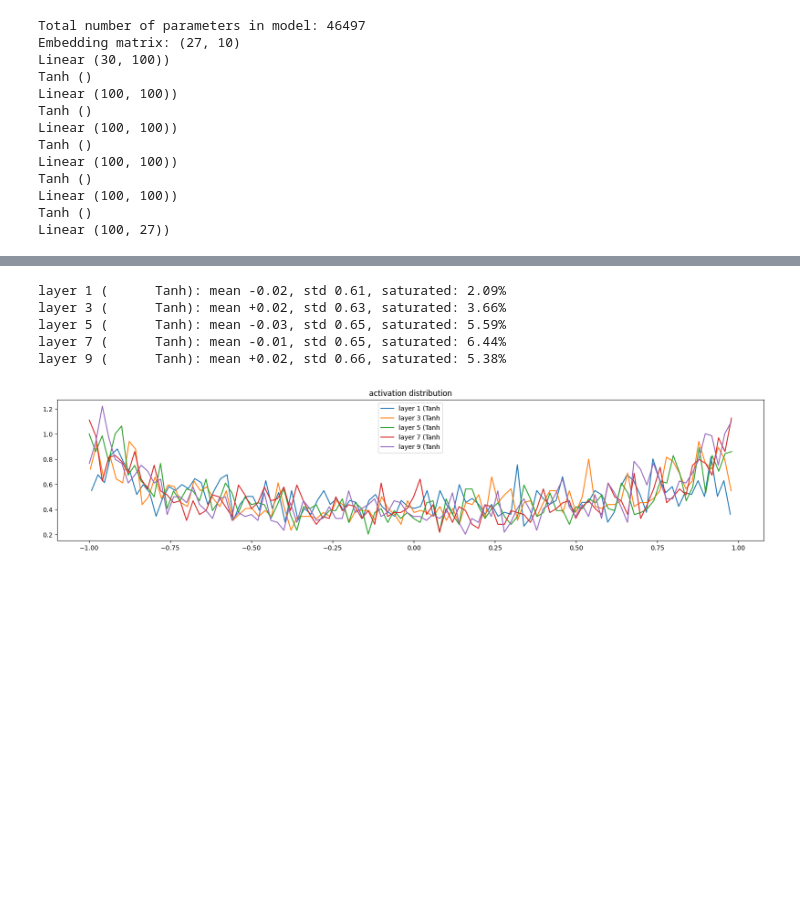
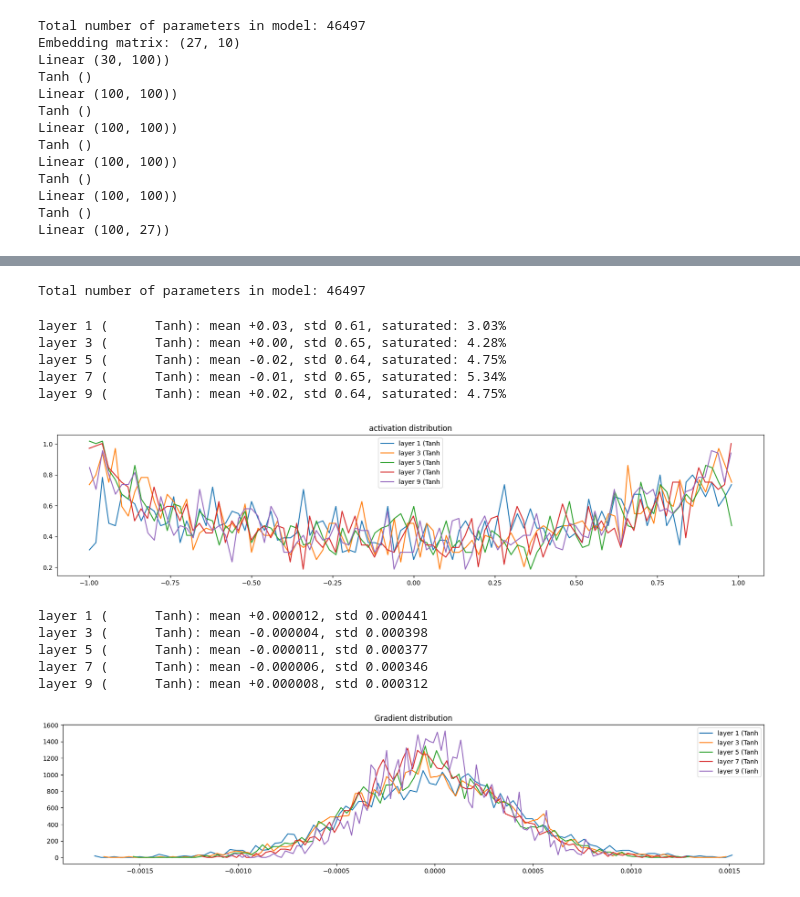
Before and after one commit to kshitijg92/karpathy-zero-to-hero-deep-work, a Jupyter notebook: lesson_4_makemore_batchnorm/makemore_training_diagnostics.ipynb, the cells around one changed output, grey strips where cells are left out. Drawn from its saved outputs; the diff is of its cells as text; code cells hidden in the pictures; blank space fills up the shorter version.

```diff
--- a/lesson_4_makemore_batchnorm/makemore_training_diagnostics.ipynb
+++ b/lesson_4_makemore_batchnorm/makemore_training_diagnostics.ipynb
@@ -531,13 +531,13 @@ def plot_gradient_distribution(layers, layer_to_plot = Tanh):
             t = t.to(device="cpu")
             layer_name = layer.__class__.__name__
 
-            print('layer %d (%10s): mean %+.2f, std %.2f' % (i, layer_name, t.mean(), t.std()))
+            print('layer %d (%10s): mean %+f, std %f' % (i, layer_name, t.mean(), t.std()))
 
             hy, hx = torch.histogram(t, density=True)
             plt.plot(hx[:-1].detach(), hy.detach())
             legends.append(f'layer {i} ({layer_name}')
     plt.legend(legends);
-    plt.title('activation distribution')
+    plt.title('Gradient distribution')
     plt.show()
 # %% [markdown]
 ### Weight gradient distribution
@@ -675,11 +681,23 @@ stepi, lossi, loglossi, update_to_data_ratio, layers, parameters = \
 # %%
 # Tanh activation
 
+C, layers, parameters = setup_model(**{**default_params, "tanh_gain": 5./3})
+stepi, lossi, loglossi, update_to_data_ratio, layers, parameters = \
+    train_model(C, layers, parameters, n_steps=1)
+
 plot_activation_distribution(layers)
+plot_gradient_distribution(layers)
 # %% [output]
-layer 1 (      Tanh): mean -0.02, std 0.61, saturated: 2.09%
-layer 3 (      Tanh): mean +0.02, std 0.63, saturated: 3.66%
-layer 5 (      Tanh): mean -0.03, std 0.65, saturated: 5.59%
-layer 7 (      Tanh): mean -0.01, std 0.65, saturated: 6.44%
-layer 9 (      Tanh): mean +0.02, std 0.66, saturated: 5.38%
+Total number of parameters in model: 46497
+layer 1 (      Tanh): mean +0.03, std 0.61, saturated: 3.03%
+layer 3 (      Tanh): mean +0.00, std 0.65, saturated: 4.28%
+layer 5 (      Tanh): mean -0.02, std 0.64, saturated: 4.75%
+layer 7 (      Tanh): mean -0.01, std 0.65, saturated: 5.34%
+layer 9 (      Tanh): mean +0.02, std 0.64, saturated: 4.75%
-[figure, old version]
+[figure, new version]
+layer 1 (      Tanh): mean +0.000012, std 0.000441
+layer 3 (      Tanh): mean -0.000004, std 0.000398
+layer 5 (      Tanh): mean -0.000011, std 0.000377
+layer 7 (      Tanh): mean -0.000006, std 0.000346
+layer 9 (      Tanh): mean +0.000008, std 0.000312
+[figure, added]
```
Also changed, not shown: parts of 8 cells of this notebook, 1 other file.
